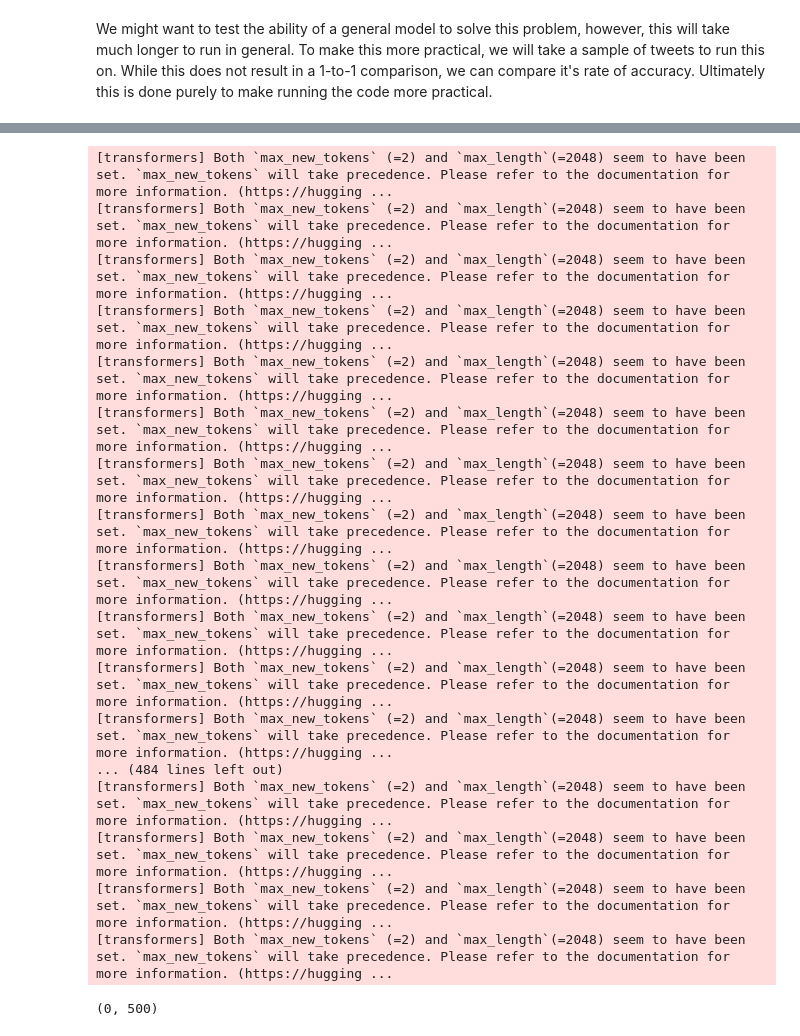
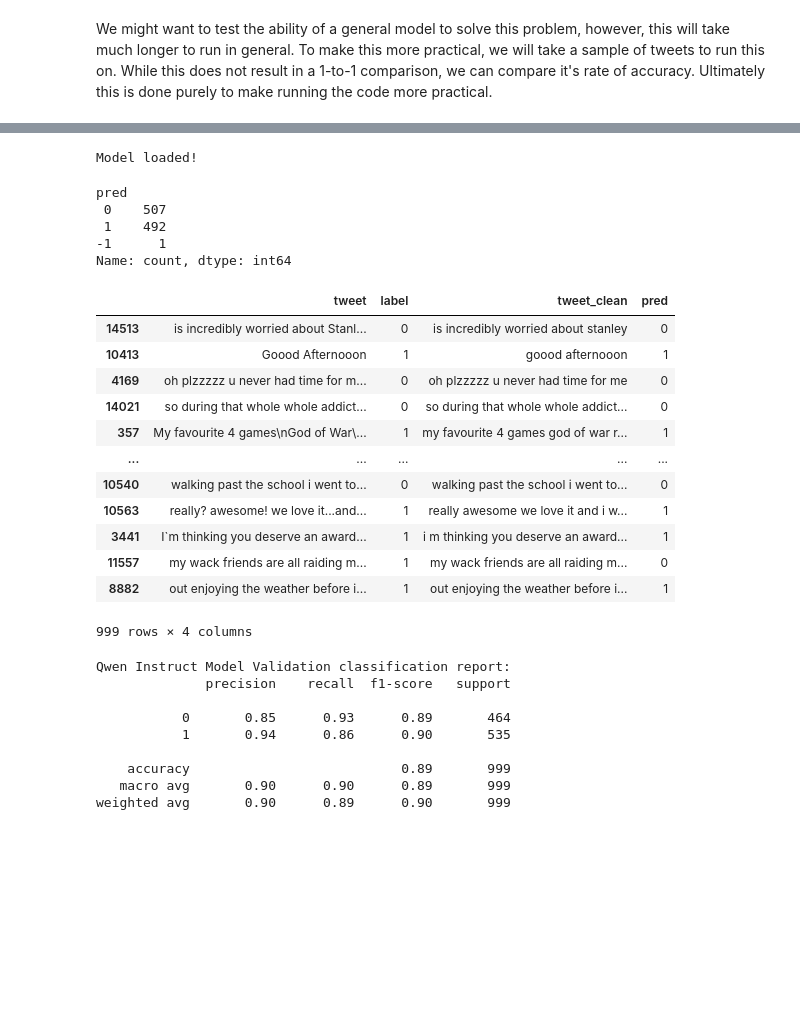
Before and after one commit to danield2255/topic-classification-methods-experiment, a Jupyter notebook: binary_sentiment_analysis_experiment.ipynb, the cells around one changed output, grey strips where cells are left out. Cells and saved outputs as stored; diff of their text form; code cells hidden in the pictures; blank space fills up the shorter version.

```diff
--- a/binary_sentiment_analysis_experiment.ipynb
+++ b/binary_sentiment_analysis_experiment.ipynb
@@ -366,0 +324,11 @@ sampled_tweets
+# %%
+tokenizer = AutoTokenizer.from_pretrained("Qwen/Qwen2.5-1.5B-Instruct")
+model = AutoModelForCausalLM.from_pretrained(
+    "Qwen/Qwen2.5-1.5B-Instruct",
+    torch_dtype=torch.float16 if torch.cuda.is_available() else torch.float32,
+    device_map="auto",
+)
+model.eval()
+print("Model loaded!")
+# %% [output]
+Model loaded!
@@ -367,24 +351,41 @@ sampled_tweets
 # %%
-y_pred_tinyllama = [determine_sentiment(tweet) for tweet in sampled_tweets['tweet_clean']]
+sampled_tweets["pred"] = [classify_tweet(tweet) for tweet in sampled_tweets['tweet_clean']]
-# %% [output]
-[transformers] Both `max_new_tokens` (=2) and `max_length`(=2048) seem to have been set. `max_new_tokens` will take precedence. Please refer to the documentation for more information. (https://hugging ...
-[transformers] Both `max_new_tokens` (=2) and `max_length`(=2048) seem to have been set. `max_new_tokens` will take precedence. Please refer to the documentation for more information. (https://hugging ...
-[transformers] Both `max_new_tokens` (=2) and `max_length`(=2048) seem to have been set. `max_new_tokens` will take precedence. Please refer to the documentation for more information. (https://hugging ...
-[transformers] Both `max_new_tokens` (=2) and `max_length`(=2048) seem to have been set. `max_new_tokens` will take precedence. Please refer to the documentation for more information. (https://hugging ...
-[transformers] Both `max_new_tokens` (=2) and `max_length`(=2048) seem to have been set. `max_new_tokens` will take precedence. Please refer to the documentation for more information. (https://hugging ...
-[transformers] Both `max_new_tokens` (=2) and `max_length`(=2048) seem to have been set. `max_new_tokens` will take precedence. Please refer to the documentation for more information. (https://hugging ...
-[transformers] Both `max_new_tokens` (=2) and `max_length`(=2048) seem to have been set. `max_new_tokens` will take precedence. Please refer to the documentation for more information. (https://hugging ...
-[transformers] Both `max_new_tokens` (=2) and `max_length`(=2048) seem to have been set. `max_new_tokens` will take precedence. Please refer to the documentation for more information. (https://hugging ...
-[transformers] Both `max_new_tokens` (=2) and `max_length`(=2048) seem to have been set. `max_new_tokens` will take precedence. Please refer to the documentation for more information. (https://hugging ...
-[transformers] Both `max_new_tokens` (=2) and `max_length`(=2048) seem to have been set. `max_new_tokens` will take precedence. Please refer to the documentation for more information. (https://hugging ...
-[transformers] Both `max_new_tokens` (=2) and `max_length`(=2048) seem to have been set. `max_new_tokens` will take precedence. Please refer to the documentation for more information. (https://hugging ...
-[transformers] Both `max_new_tokens` (=2) and `max_length`(=2048) seem to have been set. `max_new_tokens` will take precedence. Please refer to the documentation for more information. (https://hugging ...
-... (484 lines left out)
-[transformers] Both `max_new_tokens` (=2) and `max_length`(=2048) seem to have been set. `max_new_tokens` will take precedence. Please refer to the documentation for more information. (https://hugging ...
-[transformers] Both `max_new_tokens` (=2) and `max_length`(=2048) seem to have been set. `max_new_tokens` will take precedence. Please refer to the documentation for more information. (https://hugging ...
-[transformers] Both `max_new_tokens` (=2) and `max_length`(=2048) seem to have been set. `max_new_tokens` will take precedence. Please refer to the documentation for more information. (https://hugging ...
-[transformers] Both `max_new_tokens` (=2) and `max_length`(=2048) seem to have been set. `max_new_tokens` will take precedence. Please refer to the documentation for more information. (https://hugging ...
+# %%
+sampled_tweets["pred"].value_counts()
+# %% [output]
+pred
+ 0    507
+ 1    492
+-1      1
+Name: count, dtype: int64
 # %%
-y_pred_tinyllama.count(1), y_pred_tinyllama.count(0)
+sampled_tweets_predicted = sampled_tweets[sampled_tweets["pred"] != -1]
-# %% [output]
-(0, 500)
+# %%
+sampled_tweets_predicted
+# %% [output]
+|  | tweet | label | tweet_clean | pred |
+| 14513 | is incredibly worried about Stanl... | 0 | is incredibly worried about stanley | 0 |
+| 10413 | Goood Afternooon | 1 | goood afternooon | 1 |
+| 4169 | oh plzzzzz u never had time for m... | 0 | oh plzzzzz u never had time for me | 0 |
+| 14021 | so during that whole whole addict... | 0 | so during that whole whole addict... | 0 |
+| 357 | My favourite 4 games\nGod of War\... | 1 | my favourite 4 games god of war r... | 1 |
+| ... | ... | ... | ... | ... |
+| 10540 | walking past the school i went to... | 0 | walking past the school i went to... | 0 |
+| 10563 | really? awesome! we love it...and... | 1 | really awesome we love it and i w... | 1 |
+| 3441 | I`m thinking you deserve an award... | 1 | i m thinking you deserve an award... | 1 |
+| 11557 | my wack friends are all raiding m... | 1 | my wack friends are all raiding m... | 0 |
+| 8882 | out enjoying the weather before i... | 1 | out enjoying the weather before i... | 1 |
+999 rows × 4 columns
+# %%
+print('Qwen Instruct Model Validation classification report:')
+print(classification_report(sampled_tweets_predicted['label'].values, sampled_tweets_predicted["pred"].values))
+# %% [output]
+Qwen Instruct Model Validation classification report:
+              precision    recall  f1-score   support
+
+           0       0.85      0.93      0.89       464
+           1       0.94      0.86      0.90       535
+
+    accuracy                           0.89       999
+   macro avg       0.90      0.90      0.89       999
+weighted avg       0.90      0.89      0.90       999
```
Also changed, not shown: parts of 10 cells of this notebook.
